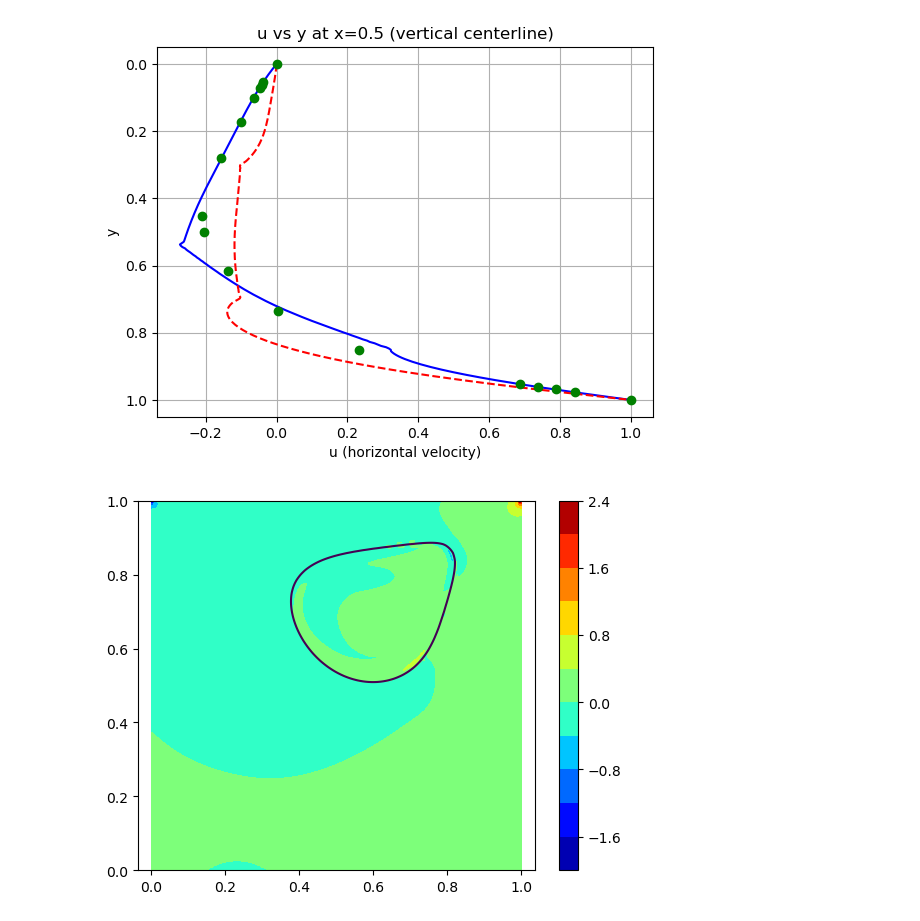
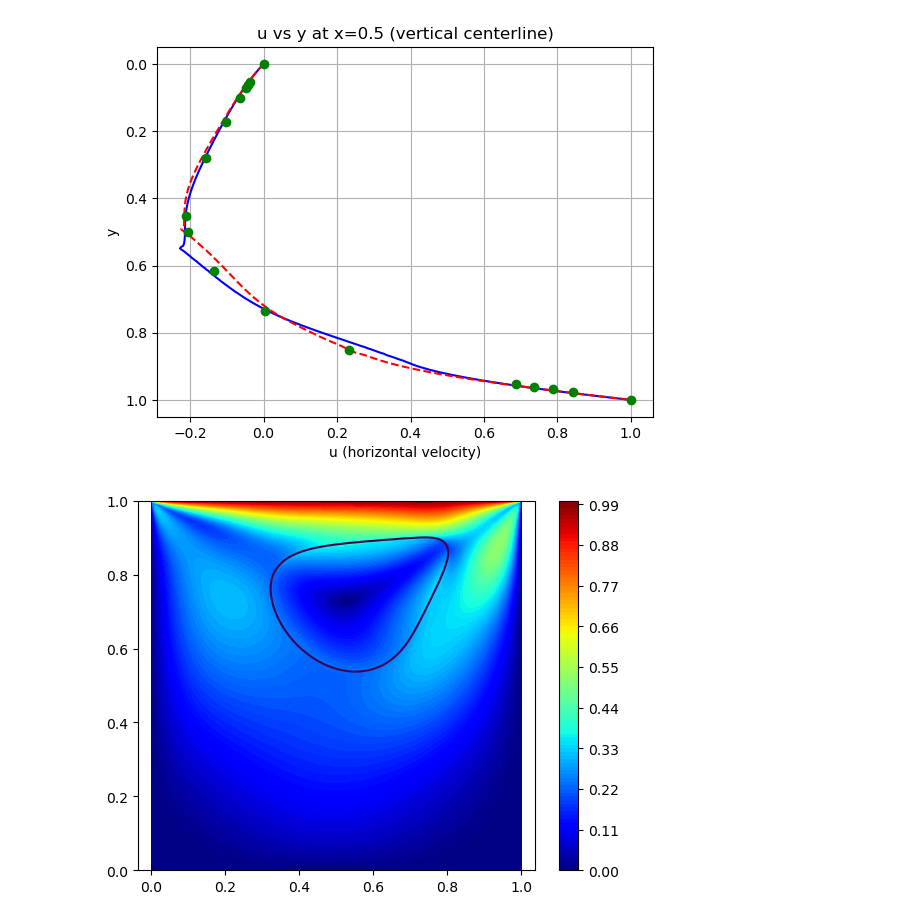
Before and after one commit to samanseifi/pyRMT, a Jupyter notebook: plotting.ipynb, the cells around one changed output. Drawn from its saved outputs; the diff is of its cells as text; code cells hidden in the pictures.

```diff
--- a/plotting.ipynb
+++ b/plotting.ipynb
@@ -125,7 +71,7 @@ def reinitialize_phi_PDE(phi_in, dx, dy, num_iters, apply_phi_BCs_func, dt_reini
 with h5py.File("frames/data_000001.h5", "r") as f:
     phi00 = f["phi"][:]
 
-with h5py.File("frames/data_015300.h5", "r") as f:
+with h5py.File("frames/data_190000.h5", "r") as f:
     phi0 = f["phi"][:]
     sigma_xx0 = f["sigma_xx"][:]
     sigma_xy0 = f["sigma_xy"][:]
@@ -138,8 +84,7 @@ with h5py.File("frames/data_015300.h5", "r") as f:
     p0 = f["p"][:]
     div_vel0 = f["div_vel"][:]
 
-
-with h5py.File("frames/data_164000.h5", "r") as f:
+with h5py.File("frames/data_227800.h5", "r") as f:
     phi = f["phi"][:]
     sigma_xx = f["sigma_xx"][:]
     sigma_xy = f["sigma_xy"][:]
@@ -154,10 +105,4 @@ with h5py.File("frames/data_164000.h5", "r") as f:
 # %%
-# plot the benchmark at cavity center line
-Ny0 = Nx0 = 256
-Ny = Nx = 256
-y0 = np.linspace(0, 1, Ny0)
-y = np.linspace(0, 1, Ny)
-
 # a = gaussian_filter(a, sigma=1)
 # a0 = gaussian_filter(a0, sigma=1)
 u_center_x = a[:, Nx // 2]  # u_x at center vertical line
@@ -169,8 +114,6 @@ y_ghia = u_ghia[:, 0]
 u_ghia = u_ghia[:, 1]
 # plot the benchmark at cavity center line
 
-
-
 plt.figure()
 plt.plot(u_center_x, y, 'b')
 plt.plot(u_center_x0, y0, "r--")
@@ -182,27 +125,24 @@ plt.grid(True)
 plt.gca().invert_yaxis()  # optional to match standard benchmark view
 plt.show()
 # %% [output]
-[figure, old version]
+[figure, new version]
 # %%
 
 Lx, Ly = 1.0, 1.0
 X, Y, dx, dy = create_grid(Nx, Ny, Lx, Ly)
-
-Lx, Ly = 1.0, 1.0
 X0, Y0, dx0, dy0 = create_grid(Nx0, Ny0, Lx, Ly)
 
 # phi = reinitialize_phi_PDE(phi, dx, dy, num_iters=20, apply_phi_BCs_func=None)
 
 dpdx, dpdy = np.gradient(p0, dx, dy)
 
-
-plt.contourf(X, Y, p, levels=10, cmap="jet")
+plt.contourf(X, Y, np.sqrt(a**2+b**2), levels=100, cmap="jet")
 plt.colorbar()
 plt.contour(X,Y, phi, levels=[0])
 plt.axis('equal')
 plt.show()
 # %% [output]
-[figure, old version]
+[figure, new version]
 # %%
 phi = reinitialize_phi_PDE(phi, dx, dy, num_iters=200, apply_phi_BCs_func=None, dt_reinit_factor=0.01)
 plt.contourf(X, Y, phi, levels=100, cmap="jet")
```
Also changed, not shown: parts of 10 cells of this notebook, 4 other files.
